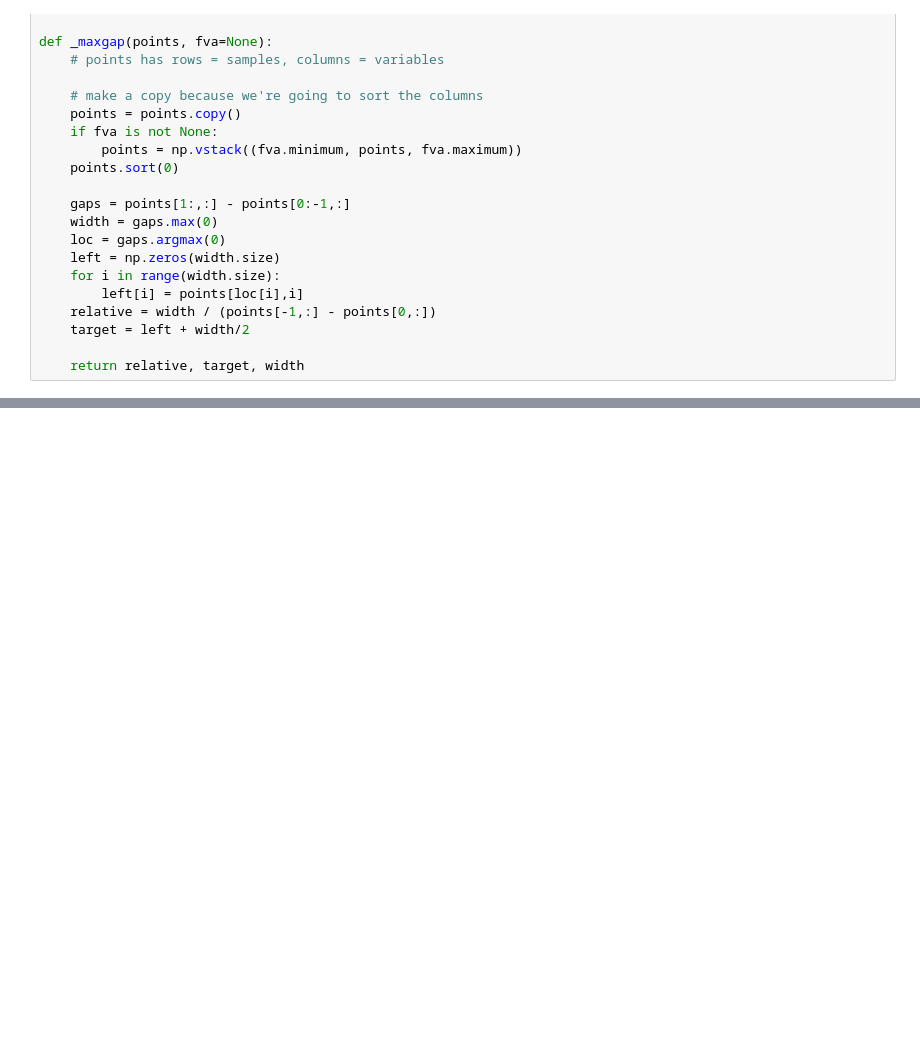
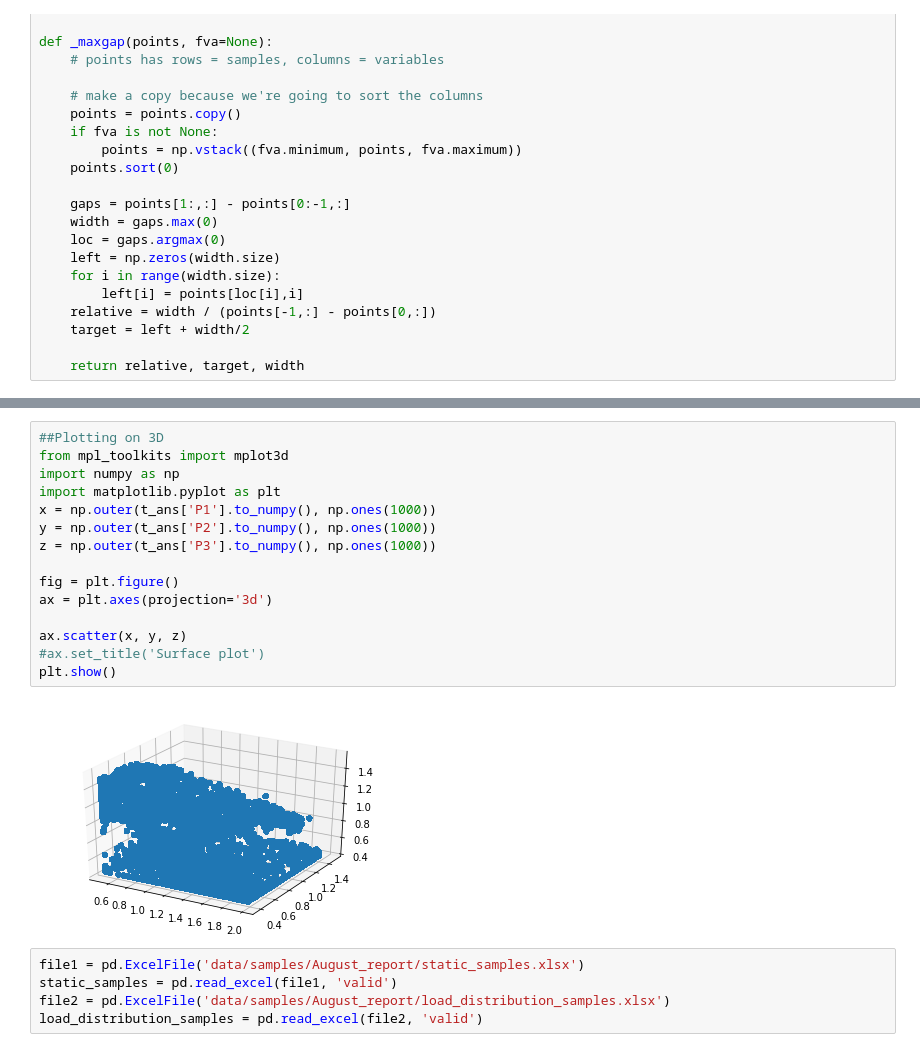
Before and after one commit to Without-wax/Source, a Jupyter notebook: Gapslit.ipynb, the cells around one changed output, grey strips where cells are left out. Cells and saved outputs as stored; diff of their text form; blank space fills up the shorter version.

```diff
--- a/Gapslit.ipynb
+++ b/Gapslit.ipynb
@@ -594,0 +745,22 @@ Text(0.5, 0, 'P3')
+# %%
+##Plotting on 3D
+from mpl_toolkits import mplot3d
+import numpy as np
+import matplotlib.pyplot as plt
+x = np.outer(t_ans['P1'].to_numpy(), np.ones(1000))
+y = np.outer(t_ans['P2'].to_numpy(), np.ones(1000))
+z = np.outer(t_ans['P3'].to_numpy(), np.ones(1000))
+
+fig = plt.figure()
+ax = plt.axes(projection='3d')
+
+ax.scatter(x, y, z)
+#ax.set_title('Surface plot')
+plt.show()
+# %% [output]
+[figure, added]
+# %%
+file1 = pd.ExcelFile('data/samples/August_report/static_samples.xlsx')
+static_samples = pd.read_excel(file1, 'valid')
+file2 = pd.ExcelFile('data/samples/August_report/load_distribution_samples.xlsx')
+load_distribution_samples = pd.read_excel(file2, 'valid')
```
Also changed, not shown: parts of 23 cells of this notebook.
